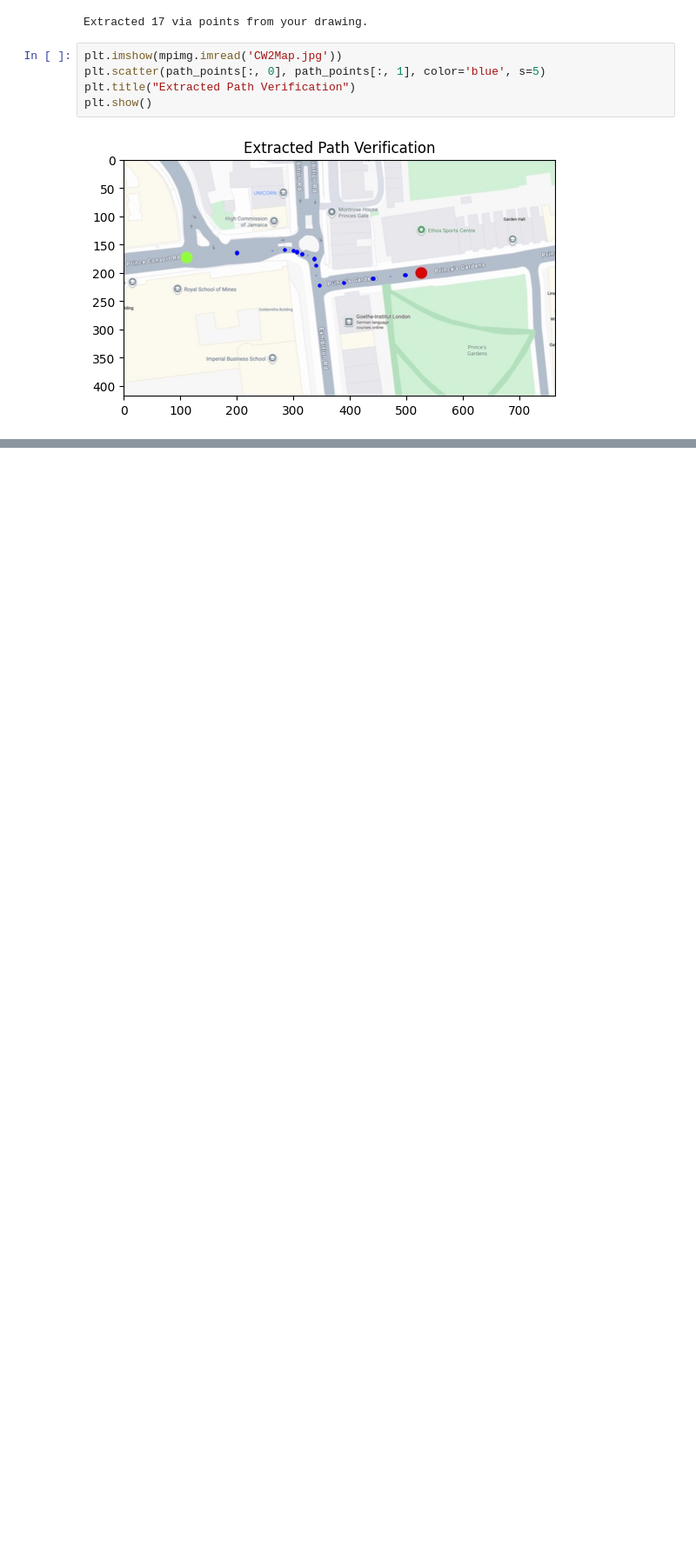
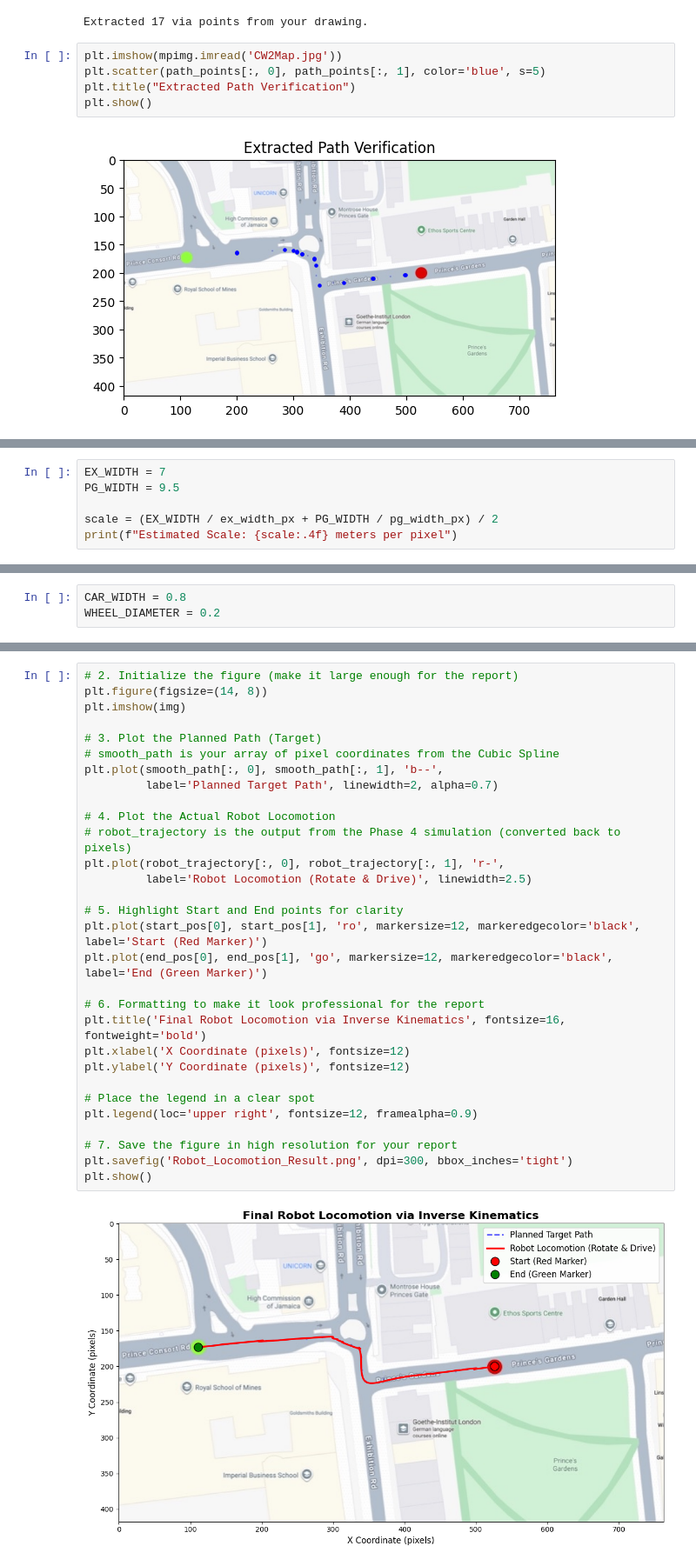
Before and after one commit to m1pan/me4robotics_cw2, a Jupyter notebook: cw.ipynb, the cells around one changed output, grey strips where cells are left out. Shown at 87% size. Drawn from its saved outputs; the diff is of its cells as text; blank space fills up the shorter version.

Commit message:
stop and rotate

```diff
--- a/cw.ipynb
+++ b/cw.ipynb
@@ -152,0 +228,6 @@ plt.show()
+# %%
+EX_WIDTH = 7
+PG_WIDTH = 9.5
+
+scale = (EX_WIDTH / ex_width_px + PG_WIDTH / pg_width_px) / 2
+print(f"Estimated Scale: {scale:.4f} meters per pixel")
@@ -152,0 +242,3 @@ plt.show()
+# %%
+CAR_WIDTH = 0.8
+WHEEL_DIAMETER = 0.2
@@ -152,0 +324,32 @@ plt.show()
+# %%
+# 2. Initialize the figure (make it large enough for the report)
+plt.figure(figsize=(14, 8))
+plt.imshow(img)
+
+# 3. Plot the Planned Path (Target)
+# smooth_path is your array of pixel coordinates from the Cubic Spline
+plt.plot(smooth_path[:, 0], smooth_path[:, 1], 'b--',
+         label='Planned Target Path', linewidth=2, alpha=0.7)
+
+# 4. Plot the Actual Robot Locomotion
+# robot_trajectory is the output from the Phase 4 simulation (converted back to pixels)
+plt.plot(robot_trajectory[:, 0], robot_trajectory[:, 1], 'r-',
+         label='Robot Locomotion (Rotate & Drive)', linewidth=2.5)
+
+# 5. Highlight Start and End points for clarity
+plt.plot(start_pos[0], start_pos[1], 'ro', markersize=12, markeredgecolor='black', label='Start (Red Marker)')
+plt.plot(end_pos[0], end_pos[1], 'go', markersize=12, markeredgecolor='black', label='End (Green Marker)')
+
+# 6. Formatting to make it look professional for the report
+plt.title('Final Robot Locomotion via Inverse Kinematics', fontsize=16, fontweight='bold')
+plt.xlabel('X Coordinate (pixels)', fontsize=12)
+plt.ylabel('Y Coordinate (pixels)', fontsize=12)
+
+# Place the legend in a clear spot
+plt.legend(loc='upper right', fontsize=12, framealpha=0.9)
+
+# 7. Save the figure in high resolution for your report
+plt.savefig('Robot_Locomotion_Result.png', dpi=300, bbox_inches='tight')
+plt.show()
+# %% [output]
+[figure, added]
```
Also changed, not shown: parts of 7 cells of this notebook, 3 other files.
